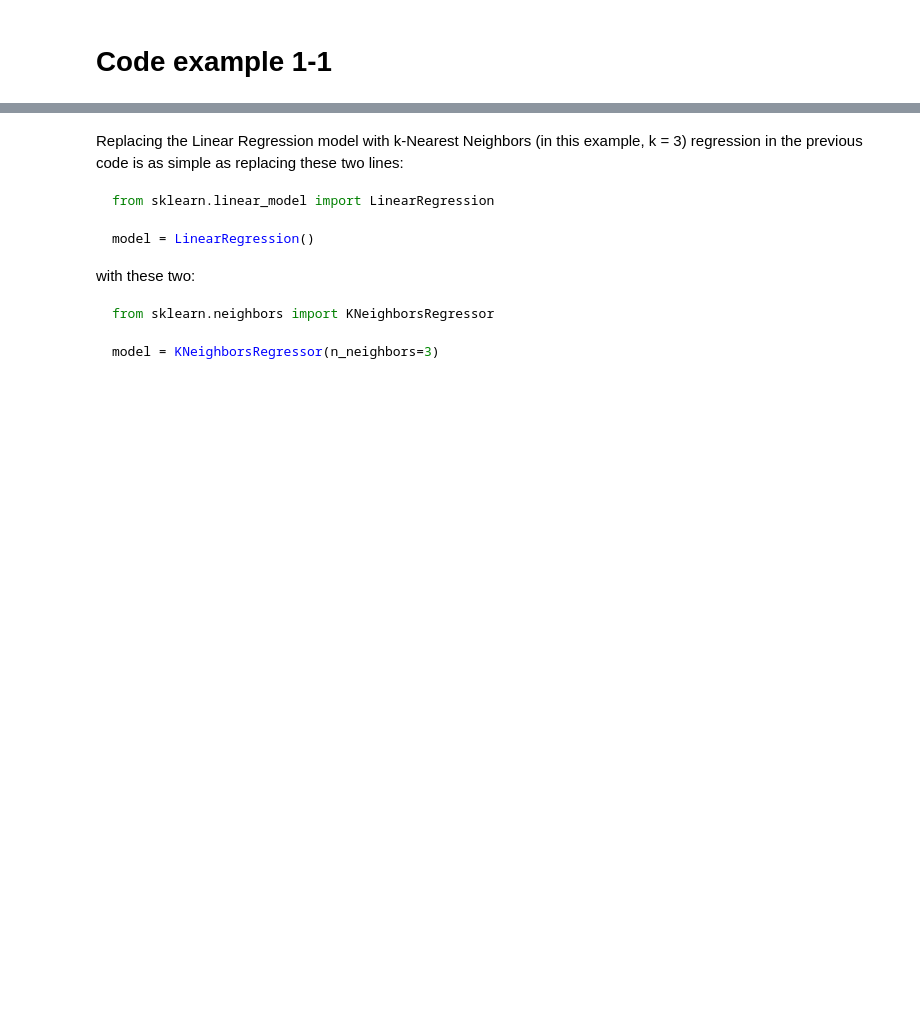
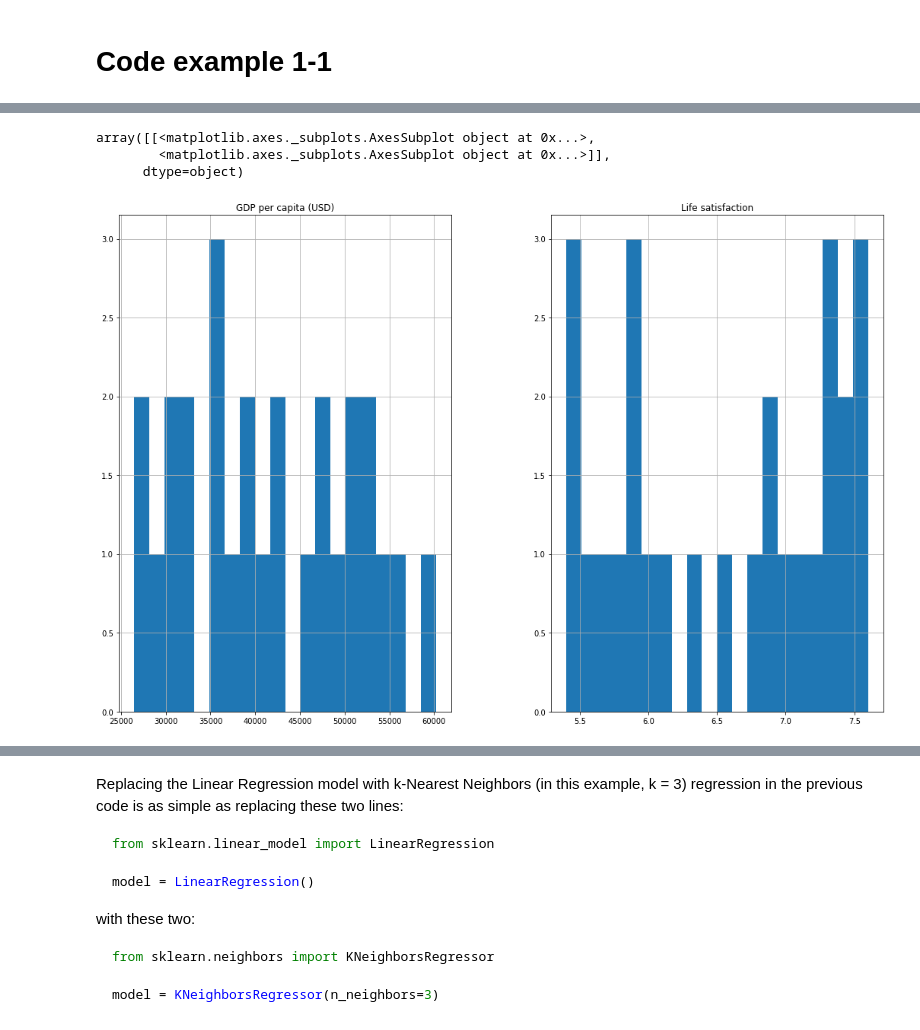
Before and after one commit to mustafabozkaya/handson-ml3, a Jupyter notebook: 01_the_machine_learning_landscape.ipynb, the cells around one changed output, grey strips where cells are left out. Cells and saved outputs as stored; diff of their text form; code cells hidden in the pictures; blank space fills up the shorter version.

```diff
--- a/01_the_machine_learning_landscape.ipynb
+++ b/01_the_machine_learning_landscape.ipynb
@@ -60,33 +60,13 @@ plt.rc('ytick', labelsize=10)
 # Code example 1-1
 # %%
 import matplotlib.pyplot as plt
+import seaborn as sns
 import numpy as np
 import pandas as pd
 from sklearn.linear_model import LinearRegression
-
+plt.rcParams["figure.figsize"]=(15, 10)
 # Download and prepare the data
 data_root = "https://github.com/ageron/data/raw/main/"
 lifesat = pd.read_csv(data_root + "lifesat/lifesat.csv")
 X = lifesat[["GDP per capita (USD)"]].values
 y = lifesat[["Life satisfaction"]].values
-
-# Visualize the data
-lifesat.plot(kind='scatter', grid=True,
-             x="GDP per capita (USD)", y="Life satisfaction")
-plt.axis([23_500, 62_500, 4, 9])
-
-
-# Select a linear model
-model = LinearRegression()
-
-# Train the model
-model.fit(X, y)
-
-# Make a prediction for Cyprus
-X_new = [[37_655.2]]  # Cyprus' GDP per capita in 2020
-y_pred=model.predict(X_new) # outputs [[6.30165767]]
-
-plt.scatter(X_new,y_pred, color="red" )
-
-plt.show()
-print(y_pred)
@@ -95,0 +82,7 @@ print(y_pred)
+# %%
+lifesat.hist(bins=20,figsize=(18, 12))
+# %% [output]
+array([[<matplotlib.axes._subplots.AxesSubplot object at 0x...>,
+        <matplotlib.axes._subplots.AxesSubplot object at 0x...>]],
+      dtype=object)
+[figure, added]
```
Also changed, not shown: parts of 7 cells of this notebook.
